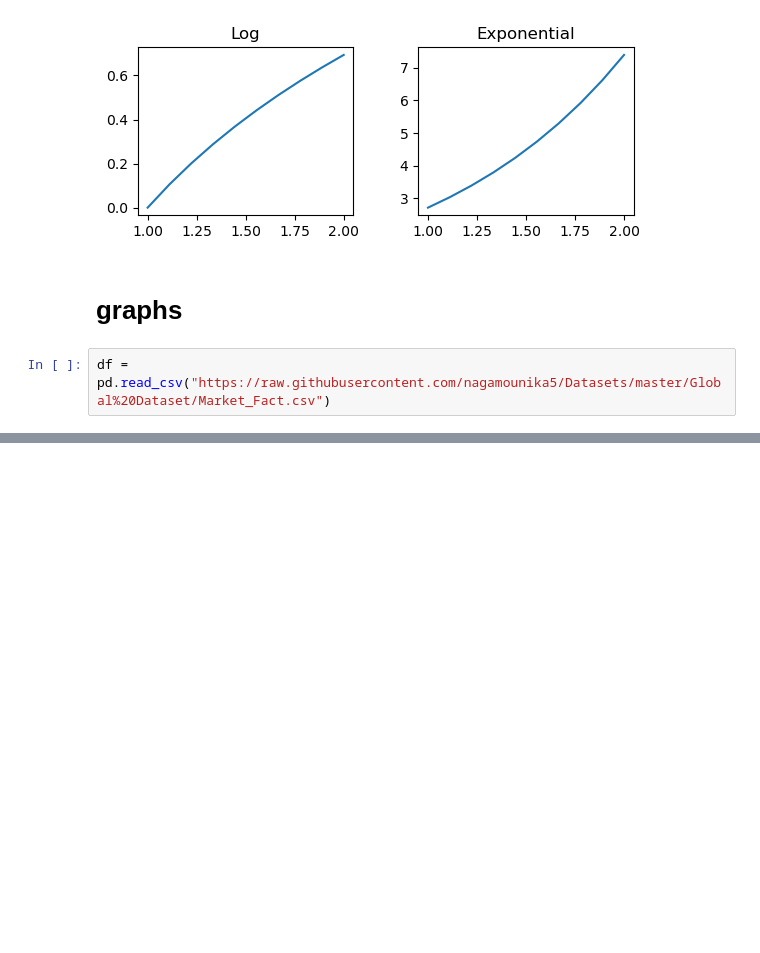
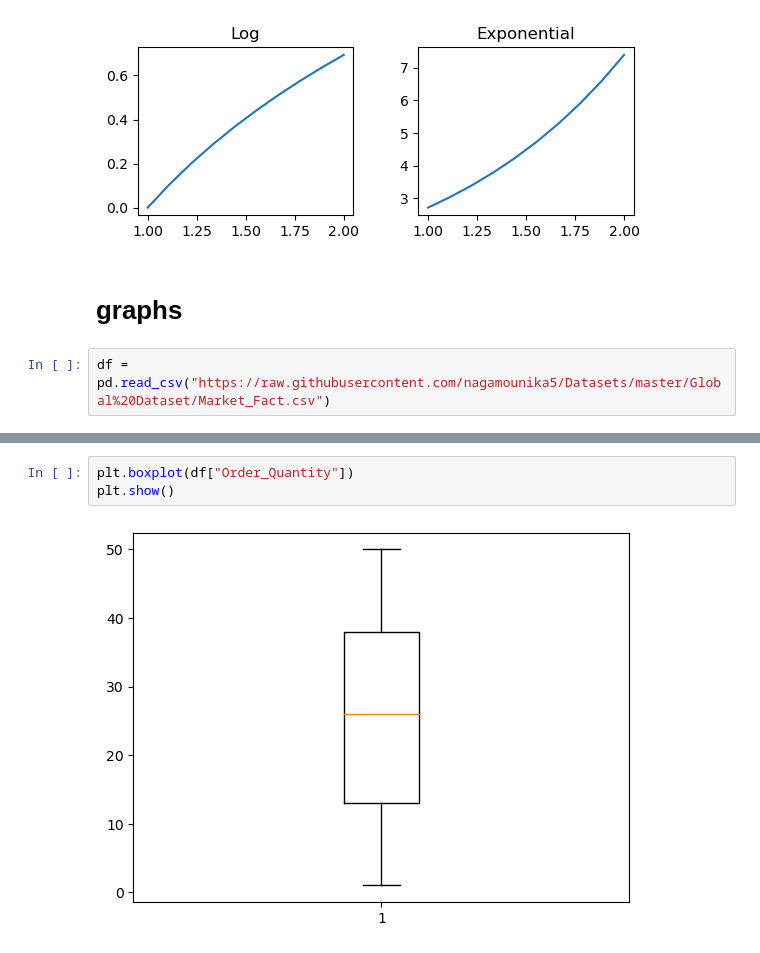
Before and after one commit to HayBeeCoder/ai, a Jupyter notebook: dl-with-real-life-projects-coursera/Untitled.ipynb, the cells around one changed output, grey strips where cells are left out. Saved outputs shown, nothing was run; the diff lists cells and outputs as text; blank space fills up the shorter version.

Commit message:
completed the boxplot section

```diff
--- a/dl-with-real-life-projects-coursera/Untitled.ipynb
+++ b/dl-with-real-life-projects-coursera/Untitled.ipynb
@@ -112,3 +112,8 @@ df.head()
 | 2 | Ord_5446 | Prod_4 | SHP_7610 | Cust_1818 | 4701.69 | 0.00 | 26 | 1148.90 | 2.50 | ... |
 | 3 | Ord_5456 | Prod_6 | SHP_7625 | Cust_1818 | 2337.89 | 0.09 | 43 | 729.34 | 14.30 | ... |
 | 4 | Ord_5485 | Prod_17 | SHP_7664 | Cust_1818 | 4233.15 | 0.08 | 35 | 1219.87 | 26.30 | ... |
+# %%
+plt.boxplot(df["Order_Quantity"])
+plt.show()
+# %% [output]
+[figure, added]
```
Also changed, not shown: parts of 3 cells of this notebook.
